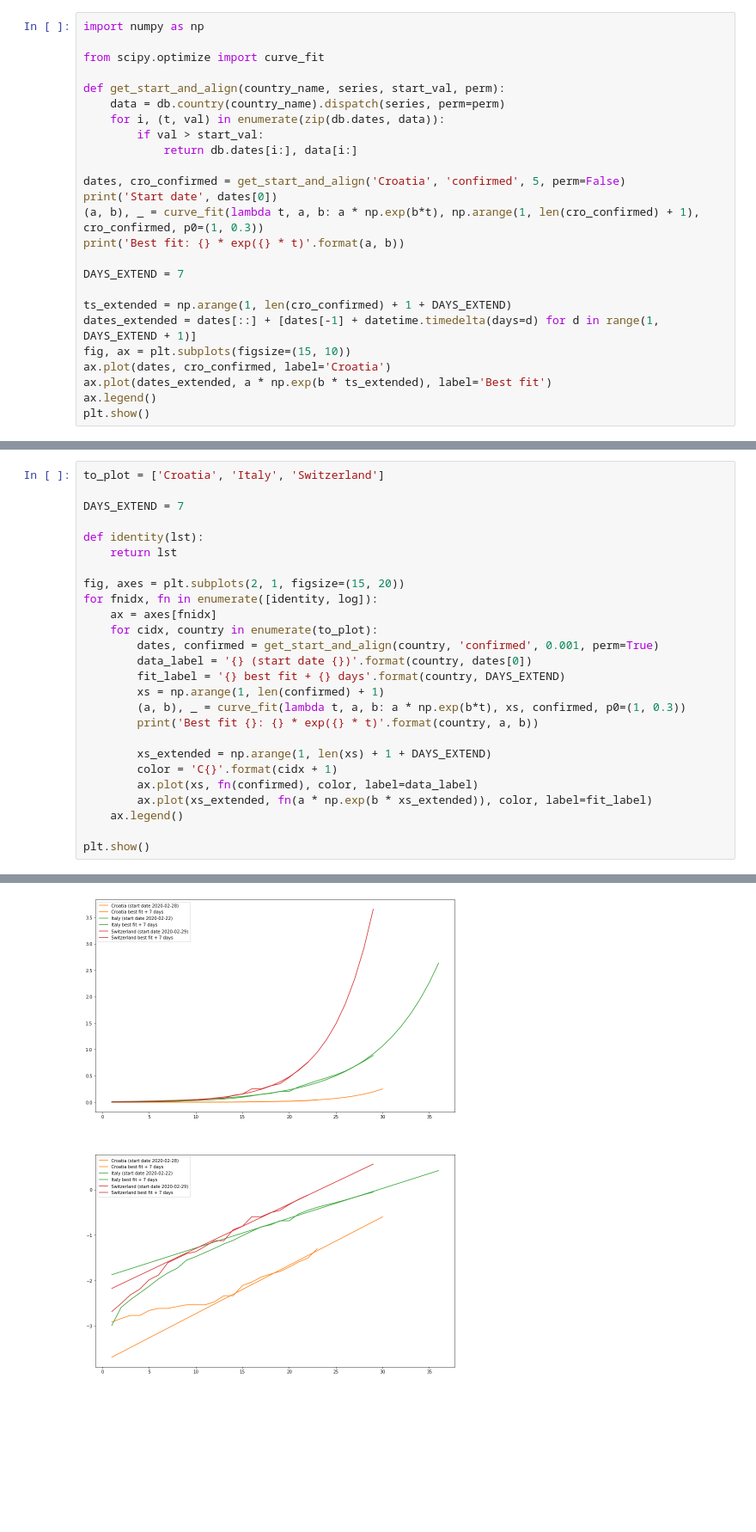
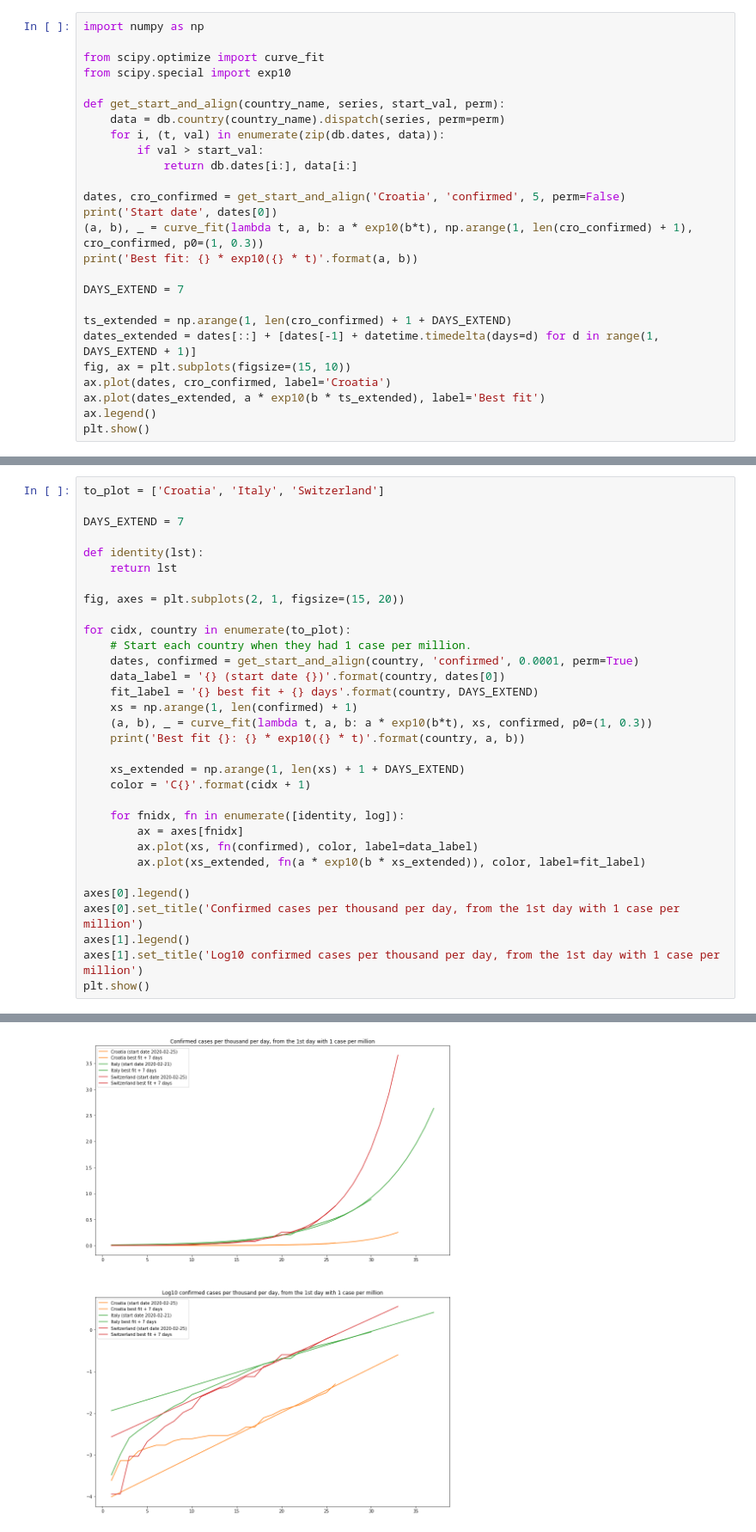
Before and after one commit to ibudiselic/covid, a Jupyter notebook: analyze.ipynb, the cells around one changed output, grey strips where cells are left out. Shown at 86% size. Cells and saved outputs as stored; diff of their text form; blank space fills up the shorter version.

Commit message:
Fit exp10 instead of exp, and reorder plotting a bit.

```diff
--- a/analyze.ipynb
+++ b/analyze.ipynb
@@ -142,6 +142,7 @@ plt.show()
 import numpy as np
 
 from scipy.optimize import curve_fit
+from scipy.special import exp10
 
 def get_start_and_align(country_name, series, start_val, perm):
     data = db.country(country_name).dispatch(series, perm=perm)
@@ -151,8 +152,8 @@ def get_start_and_align(country_name, series, start_val, perm):
 
 dates, cro_confirmed = get_start_and_align('Croatia', 'confirmed', 5, perm=False)
 print('Start date', dates[0])
-(a, b), _ = curve_fit(lambda t, a, b: a * np.exp(b*t), np.arange(1, len(cro_confirmed) + 1), cro_confirmed, p0=(1, 0.3))
-print('Best fit: {} * exp({} * t)'.format(a, b))
+(a, b), _ = curve_fit(lambda t, a, b: a * exp10(b*t), np.arange(1, len(cro_confirmed) + 1), cro_confirmed, p0=(1, 0.3))
+print('Best fit: {} * exp10({} * t)'.format(a, b))
 
 DAYS_EXTEND = 7
 
@@ -160,7 +161,7 @@ ts_extended = np.arange(1, len(cro_confirmed) + 1 + DAYS_EXTEND)
 dates_extended = dates[::] + [dates[-1] + datetime.timedelta(days=d) for d in range(1, DAYS_EXTEND + 1)]
 fig, ax = plt.subplots(figsize=(15, 10))
 ax.plot(dates, cro_confirmed, label='Croatia')
-ax.plot(dates_extended, a * np.exp(b * ts_extended), label='Best fit')
+ax.plot(dates_extended, a * exp10(b * ts_extended), label='Best fit')
 ax.legend()
 plt.show()
 # %% [output]
@@ -176,21 +177,27 @@ def identity(lst):
     return lst
 
 fig, axes = plt.subplots(2, 1, figsize=(15, 20))
-for fnidx, fn in enumerate([identity, log]):
-    ax = axes[fnidx]
-    for cidx, country in enumerate(to_plot):
-        dates, confirmed = get_start_and_align(country, 'confirmed', 0.001, perm=True)
-        data_label = '{} (start date {})'.format(country, dates[0])
-        fit_label = '{} best fit + {} days'.format(country, DAYS_EXTEND)
-        xs = np.arange(1, len(confirmed) + 1)
-        (a, b), _ = curve_fit(lambda t, a, b: a * np.exp(b*t), xs, confirmed, p0=(1, 0.3))
-        print('Best fit {}: {} * exp({} * t)'.format(country, a, b))
 
-        xs_extended = np.arange(1, len(xs) + 1 + DAYS_EXTEND)
-        color = 'C{}'.format(cidx + 1)
+for cidx, country in enumerate(to_plot):
+    # Start each country when they had 1 case per million.
+    dates, confirmed = get_start_and_align(country, 'confirmed', 0.0001, perm=True)
+    data_label = '{} (start date {})'.format(country, dates[0])
+    fit_label = '{} best fit + {} days'.format(country, DAYS_EXTEND)
+    xs = np.arange(1, len(confirmed) + 1)
+    (a, b), _ = curve_fit(lambda t, a, b: a * exp10(b*t), xs, confirmed, p0=(1, 0.3))
+    print('Best fit {}: {} * exp10({} * t)'.format(country, a, b))
+
+    xs_extended = np.arange(1, len(xs) + 1 + DAYS_EXTEND)
+    color = 'C{}'.format(cidx + 1)
+
+    for fnidx, fn in enumerate([identity, log]):
+        ax = axes[fnidx]
         ax.plot(xs, fn(confirmed), color, label=data_label)
-        ax.plot(xs_extended, fn(a * np.exp(b * xs_extended)), color, label=fit_label)
-    ax.legend()
+        ax.plot(xs_extended, fn(a * exp10(b * xs_extended)), color, label=fit_label)
 
+axes[0].legend()
+axes[0].set_title('Confirmed cases per thousand per day, from the 1st day with 1 case per million')
+axes[1].legend()
+axes[1].set_title('Log10 confirmed cases per thousand per day, from the 1st day with 1 case per million')
 plt.show()
 # %% [output]
@@ -203 +207 @@ Best fit Switzerland: 0.005351664789441197 * exp(0.22504415085666657 * t)
-[figure, old version]
+[figure, new version]
```
Also changed, not shown: parts of 2 cells of this notebook.
